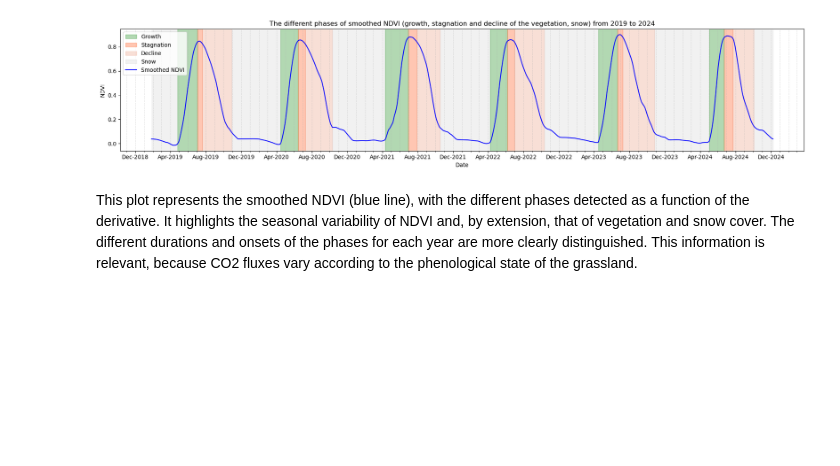
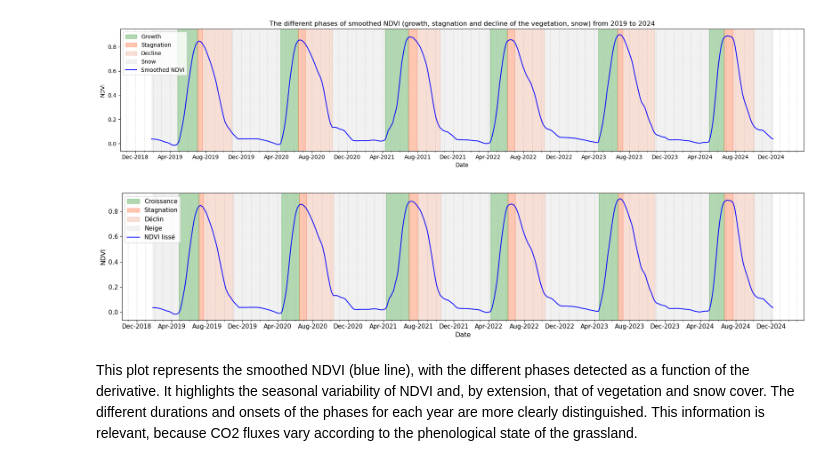
Before and after one commit to IGE-OpenReproLab2025/ICOS-M2-internship-alise, a Jupyter notebook: notebooks/1-Importation_Preparation_Lautaret_data.ipynb, the cells around one changed output. Drawn from its saved outputs; the diff is of its cells as text; code cells hidden in the pictures; blank space fills up the shorter version.

```diff
--- a/notebooks/1-Importation_Preparation_Lautaret_data.ipynb
+++ b/notebooks/1-Importation_Preparation_Lautaret_data.ipynb
@@ -291,6 +291,74 @@ plt.savefig('NDVI_phases.png')
 plt.show()
 # %% [output]
 [figure]
+# %%
+import matplotlib as mpl
+
+mpl.rcParams.update({
+    "font.size": 12,        # taille du texte par défaut
+    "axes.titlesize": 16,   # titre des subplots
+    "axes.labelsize": 12,   # labels x et y
+    "xtick.labelsize": 11,  # ticks en x
+    "ytick.labelsize": 11,  # ticks en y
+    "legend.fontsize": 11   # légende
+})
+
+# Couleurs associées aux phases (mêmes que chez toi)
+colors = {
+    'Croissance': 'green',
+    'Stagnation': 'orangered',
+    'Déclin': 'darksalmon',
+    'Neige': 'lightgray'
+}
+
+# Traduction anglais → français
+phase_translation = {
+    'Growth': 'Croissance',
+    'Stagnation': 'Stagnation',
+    'Decline': 'Déclin',
+    'Snow': 'Neige'
+}
+
+# Nouvelle colonne avec les noms traduits
+df['phase_label_fr'] = df['phase_label'].map(phase_translation)
+
+# Création de la figure
+fig, ax = plt.subplots(figsize=(18, 4))
+ax.plot(df.index, df['NDVI_smoothed'], label='NDVI lissé', color='blue')
+
+# Ajout des bandes colorées selon les phases
+current = df['phase_label_fr'].iloc[0]
+start = df.index[0]
+
+for i in range(1, len(df)):
+    phase = df['phase_label_fr'].iloc[i]
+    if phase != current:
+        ax.axvspan(start, df.index[i], color=colors.get(current, 'white'), alpha=0.3)
+        start = df.index[i]
+        current = phase
+
+ax.axvspan(start, df.index[-1], color=colors.get(current, 'white'), alpha=0.3)
+
+# Axe des x : années et mois
+ax.xaxis.set_major_locator(mdates.MonthLocator(interval=4))
+ax.xaxis.set_major_formatter(mdates.DateFormatter('%b-%Y'))
+ax.xaxis.set_minor_locator(mdates.MonthLocator(interval=1))
+ax.grid(True, axis='x', which='both', linestyle='--', alpha=0.4)
+
+# Titres et labels en français
+plt.ylabel('NDVI')
+plt.xlabel('Date')
+
+# Légende
+patches = [mpatches.Patch(color=color, alpha=0.3, label=phase) for phase, color in colors.items()]
+ax.legend(handles=patches + [plt.Line2D([], [], color='blue', label='NDVI lissé')], loc='upper left')
+
+# Mise en page et sauvegarde
+plt.tight_layout()
+plt.savefig('french_figures/NDVI_phases_FR.png')
+plt.show()
+# %% [output]
+[figure, added]
 # %% [markdown]
 This plot represents the smoothed NDVI (blue line), with the different phases detected as a function of the derivative. It highlights the seasonal variability of NDVI and, by extension, that of vegetation and snow cover. The different durations and onsets of the phases for each year are more clearly distinguished. This information is relevant, because CO2 fluxes vary according to the phenological state of the grassland.
 # %% [markdown]
```
Also changed, not shown: parts of 2 cells of this notebook, 43 other files.
